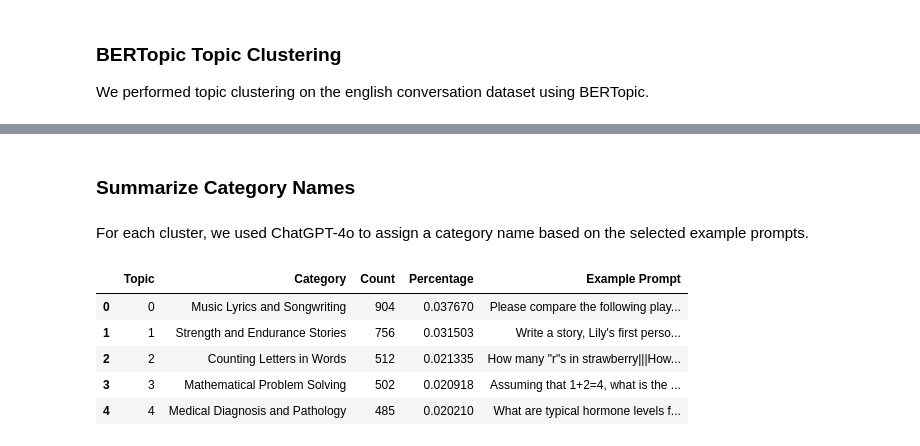
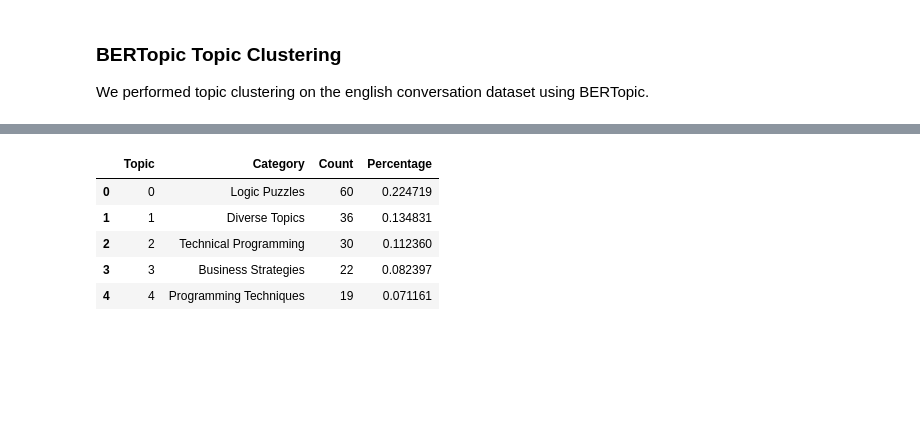
Before and after one commit to lmarena/arena-catalog, a Jupyter notebook: topic_clustering/topic_explorer_script.ipynb, the cells around one changed output, grey strips where cells are left out. Drawn from its saved outputs; the diff is of its cells as text; code cells hidden in the pictures; blank space fills up the shorter version.

```diff
--- a/topic_clustering/topic_explorer_script.ipynb
+++ b/topic_clustering/topic_explorer_script.ipynb
@@ -158,0 +227,11 @@ topic_model.save(
+# %%
+summaries[-1] = "The topic of doc is 'Miscellaneous Categories'. Description: 'They are outliers in the topic modeling process'."
+summaries_df = pd.DataFrame(list(summaries.items()), columns=['Topic', 'Summary'])
+summaries_df['Category'] = summaries_df['Summary'].apply(extract_category)
+summaries_df['Description'] = summaries_df['Summary'].apply(extract_description)
+
+topic_info_modified = topic_info[['Topic', 'Count']]
+summaries_df = summaries_df.merge(topic_info_modified, on='Topic')[['Topic', 'Category', 'Description', 'Count']]
+summaries_df['Percentage'] = summaries_df['Count'] / summaries_df['Count'].sum()
+summaries_df['Example Prompt'] = summaries_df.apply(lambda x: sampled_prompts[x.Topic], axis=1)
+summaries_df['Example Prompt'] = summaries_df['Example Prompt'].str.join('|||')
@@ -158,0 +254,31 @@ topic_model.save(
+# %%
+from bertopic.backend import OpenAIBackend
+
+broad_doc = list(summaries_df['Category'] + ': ' + summaries_df['Description'])
+broad_doc.pop() # not considering outliers
+
+# Create embeddings
+client = openai.OpenAI()
+embedding_model = OpenAIBackend(client, "text-embedding-3-large")
+embeddings = embedding_model.embed(broad_doc)
+
+# BERTopic
+umap_model = UMAP(n_neighbors=13, n_components=5, min_dist=0.0, metric='cosine', random_state=42)
+hdbscan_model = HDBSCAN(min_cluster_size=5, metric='euclidean', cluster_selection_method='eom', prediction_data=True)
+vectorizer_model = CountVectorizer(stop_words="english", min_df=2, ngram_range=(1, 3))
+topic_model= BERTopic(
+        embedding_model=embedding_model,
+        umap_model=umap_model,
+        hdbscan_model=hdbscan_model,
+        vectorizer_model=vectorizer_model,
+
+        top_n_words=3,
+        verbose=True
+)
+
+topics, probs = topic_model.fit_transform(broad_doc, embeddings=embeddings)
+
+# Reduce all outliers
+new_topics = topic_model.reduce_outliers(broad_doc, topics , strategy="c-tf-idf", threshold=0.1)
+new_topics = topic_model.reduce_outliers(broad_doc, new_topics, strategy="distributions")
+topic_model.update_topics(broad_doc, topics=new_topics)
@@ -172,5 +306 @@ topic_model.get_topic_info().head()
-# %% [markdown]
-### Summarize Category Names
-# %% [markdown]
-For each cluster, we used ChatGPT-4o to assign a category name based on the selected example prompts.
 # %%
@@ -209,9 +343,9 @@ summaries_df.to_csv(f"{file_path}/narrow_categories.csv", index=False)
 # %%
-summaries_df.head()
+broad_summaries_df.head()
 # %% [output]
-|  | Topic | Category | Count | Percentage | Example Prompt |
-| 0 | 0 | Music Lyrics and Songwriting | 904 | 0.037670 | Please compare the following play... |
-| 1 | 1 | Strength and Endurance Stories | 756 | 0.031503 | Write a story, Lily's first perso... |
-| 2 | 2 | Counting Letters in Words | 512 | 0.021335 | How many "r"s in strawberry|||How... |
-| 3 | 3 | Mathematical Problem Solving | 502 | 0.020918 | Assuming that 1+2=4, what is the ... |
-| 4 | 4 | Medical Diagnosis and Pathology | 485 | 0.020210 | What are typical hormone levels f... |
+|  | Topic | Category | Count | Percentage |
+| 0 | 0 | Logic Puzzles | 60 | 0.224719 |
+| 1 | 1 | Diverse Topics | 36 | 0.134831 |
+| 2 | 2 | Technical Programming | 30 | 0.112360 |
+| 3 | 3 | Business Strategies | 22 | 0.082397 |
+| 4 | 4 | Programming Techniques | 19 | 0.071161 |
```
Also changed, not shown: parts of 50 cells of this notebook, 13 other files.
